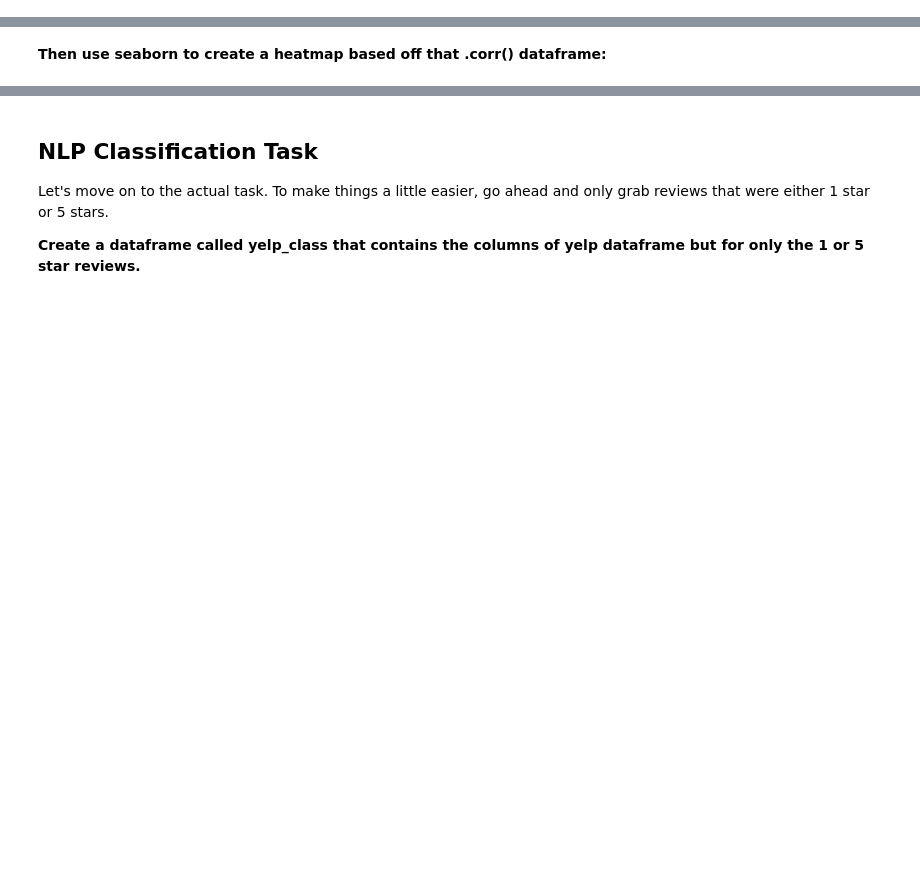
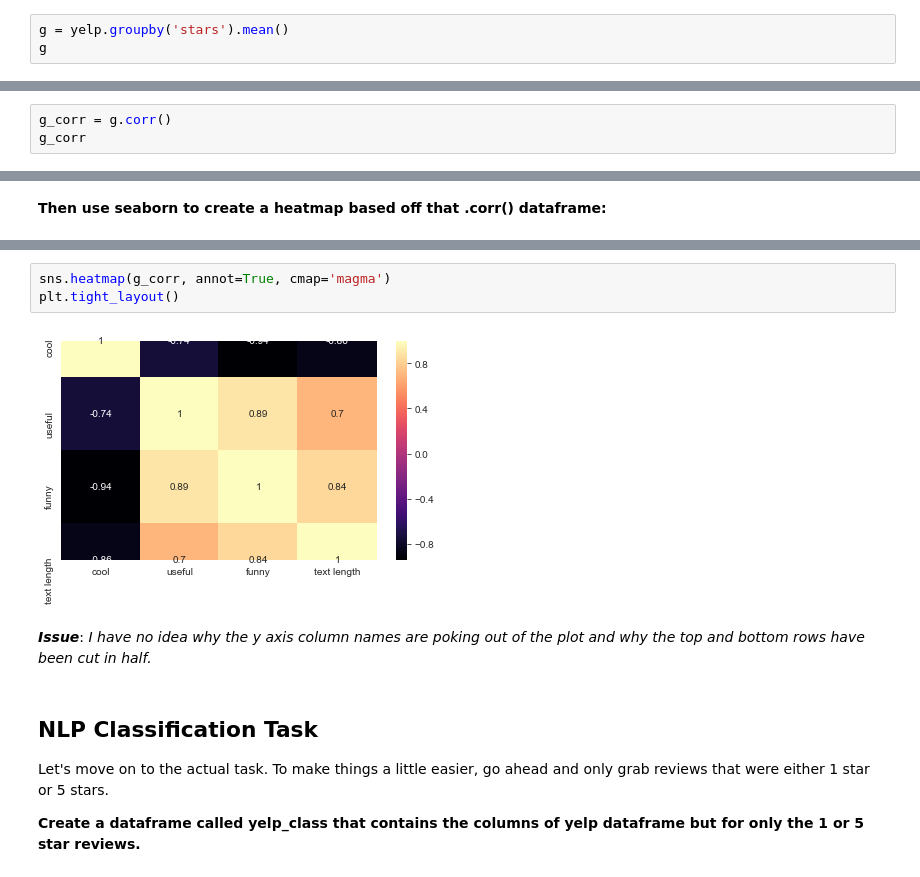
Before and after one commit to AmitBaroi/Udemy---Python-for-Data-Science-and-Machine-Learning-Bootcamp, a Jupyter notebook: Lesson Notebooks/20-Natural-Language-Processing/02-NLP Project.ipynb, the cells around one changed output, grey strips where cells are left out. Drawn from its saved outputs; the diff is of its cells as text; blank space fills up the shorter version.

```diff
--- a/Lesson Notebooks/20-Natural-Language-Processing/02-NLP Project.ipynb
+++ b/Lesson Notebooks/20-Natural-Language-Processing/02-NLP Project.ipynb
@@ -107,0 +122,3 @@ Let's explore the data
+# %%
+g = yelp.groupby('stars').mean()
+g
@@ -116,0 +135,3 @@ Let's explore the data
+# %%
+g_corr = g.corr()
+g_corr
@@ -123,3 +146,10 @@ Let's explore the data
+# %%
+sns.heatmap(g_corr, annot=True, cmap='magma')
+plt.tight_layout()
+# %% [output]
+[figure, added]
+# %% [markdown]
+___Issue___: _I have no idea why the y axis column names are poking out of the plot and why the top and bottom rows have been cut in half._
 # %% [markdown]
 ## NLP Classification Task
 
```
Also changed, not shown: parts of 45 cells of this notebook.
